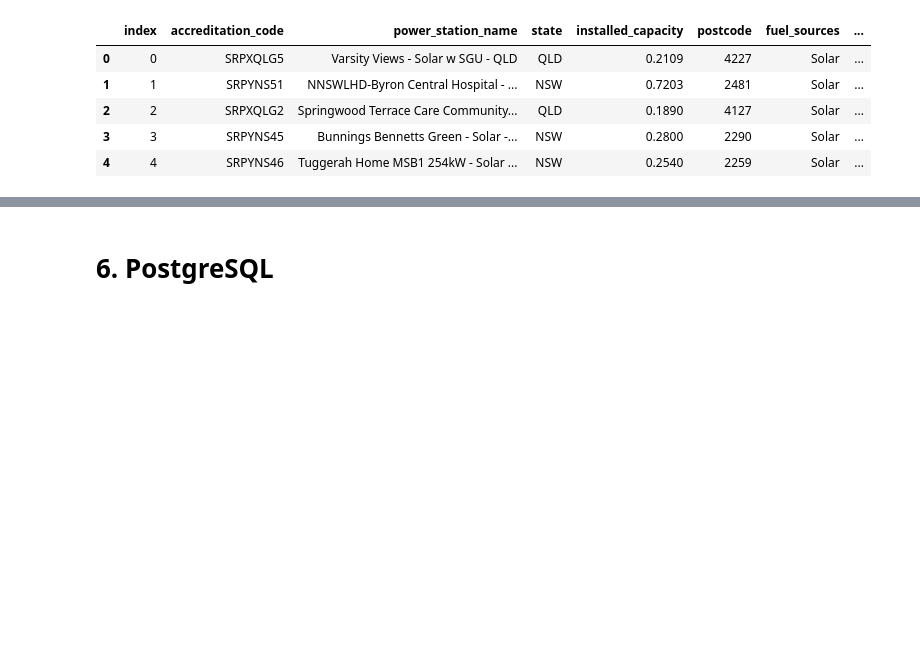
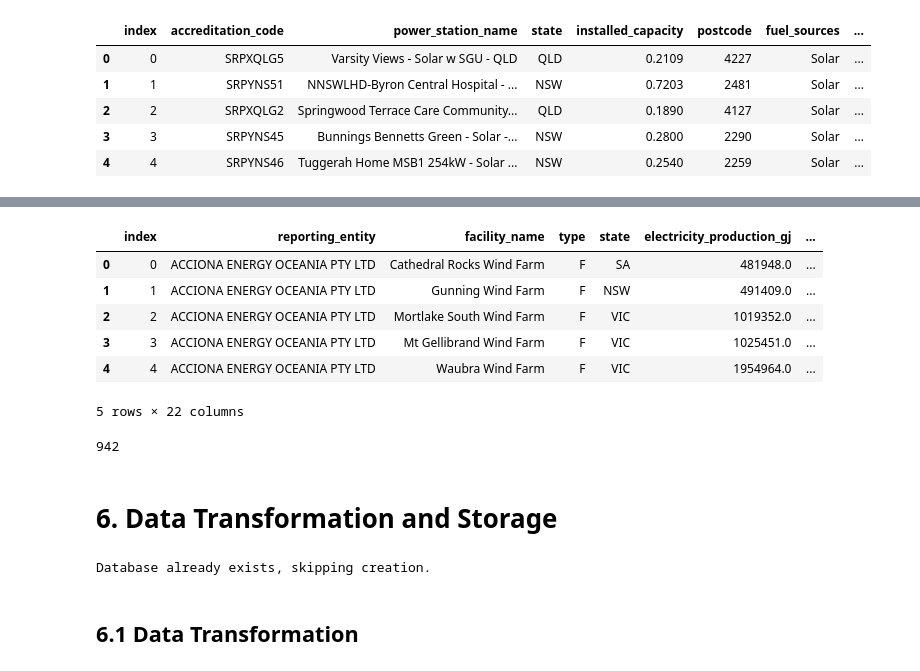
Before and after one commit to mnaufaldr01/de-assignment-1, a Jupyter notebook: assignment1.ipynb, the cells around one changed output, grey strips where cells are left out. Drawn from its saved outputs; the diff is of its cells as text; code cells hidden in the pictures; blank space fills up the shorter version.

```diff
--- a/assignment1.ipynb
+++ b/assignment1.ipynb
@@ -641,0 +716,11 @@ print(df_check)
+# %%
+# Query the table and load into DataFrame
+table_name = 'greenhouse_and_energy'
+query = f"SELECT * FROM {table_name}"
+
+# Access the power stations table using pandas
+nger_df = pd.read_sql(query, con=db_engine)
+# %%
+unique_facility = nger_df[['facility_name', 'state']].drop_duplicates()
+
+unique_facility.head()
@@ -642,2 +763,61 @@ print(df_check)
+# %%
+# Left join back to the full NGER data to get the spatial columns
+nger_df = nger_df.merge(
+    unique_facility[['facility_name', 'state', 'spatial_id', 'Latitude', 'Longitude']],
+    on=['facility_name', 'state'],
+    how='left'
+)
+# %%
+# Convert lat/lon to PostGIS Point
+nger_df['geom'] = nger_df.apply(
+    lambda row: WKTElement(f"POINT({row['Longitude']} {row['Latitude']})", srid=4326),
+    axis=1
+)
+
+nger_df.head()
+# %% [output]
+|  | index | reporting_entity | facility_name | type | state | electricity_production_gj | ... |
+| 0 | 0 | ACCIONA ENERGY OCEANIA PTY LTD | Cathedral Rocks Wind Farm | F | SA | 481948.0 | ... |
+| 1 | 1 | ACCIONA ENERGY OCEANIA PTY LTD | Gunning Wind Farm | F | NSW | 491409.0 | ... |
+| 2 | 2 | ACCIONA ENERGY OCEANIA PTY LTD | Mortlake South Wind Farm | F | VIC | 1019352.0 | ... |
+| 3 | 3 | ACCIONA ENERGY OCEANIA PTY LTD | Mt Gellibrand Wind Farm | F | VIC | 1025451.0 | ... |
+| 4 | 4 | ACCIONA ENERGY OCEANIA PTY LTD | Waubra Wind Farm | F | VIC | 1954964.0 | ... |
+5 rows × 22 columns
+# %%
+table_name = 'spatial_greenhouse_and_energy'
+
+# store data to database
+nger_df.to_sql(name=table_name, con=db_engine, if_exists='replace', index=False, dtype={'geom': Geometry('POINT', srid=4326)})
+# %% [output]
+942
 # %% [markdown]
-# 6. PostgreSQL
+# 6. Data Transformation and Storage
+# %%
+# Create a new energy db to store the schema
+try:
+    # Connect to the default "postgres" database first
+    conn = psycopg2.connect(
+        dbname="postgres",
+        user=db_user,
+        password=db_password,
+        host=db_host,
+        port=db_port
+    )
+    # Enable autocommit mode (required for CREATE DATABASE)
+    conn.autocommit = True
+
+    # Create a cursor object to execute SQL commands
+    cur = conn.cursor()
+
+    # Try to create a new database called "energydb"
+    cur.execute("CREATE DATABASE energydb;")
+
+    # Close cursor and connection
+    cur.close()
+    conn.close()
+
+# If the database already exists, catch the DuplicateDatabase error
+except psycopg2.errors.DuplicateDatabase:
+    print("Database already exists, skipping creation.")
+# %% [output]
+Database already exists, skipping creation.
@@ -643,0 +829,2 @@ print(df_check)
+# %% [markdown]
+## 6.1 Data Transformation
```
Also changed, not shown: parts of 36 cells of this notebook, 1 other file.
